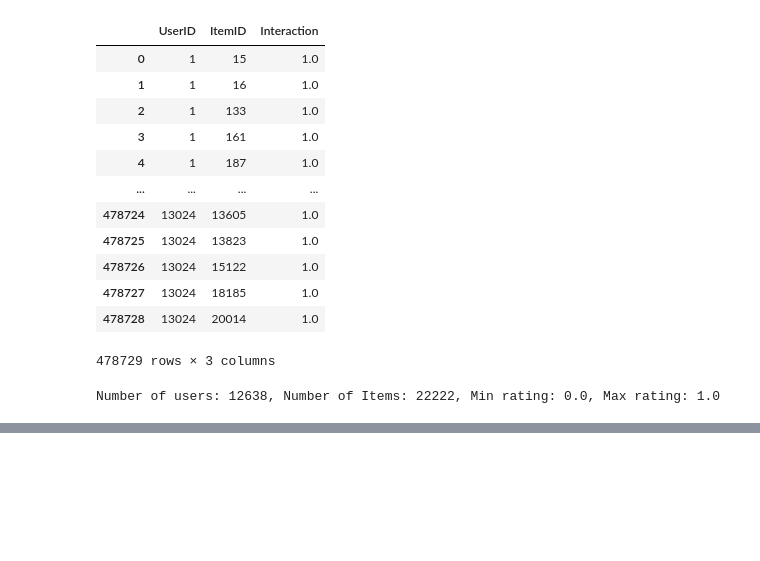
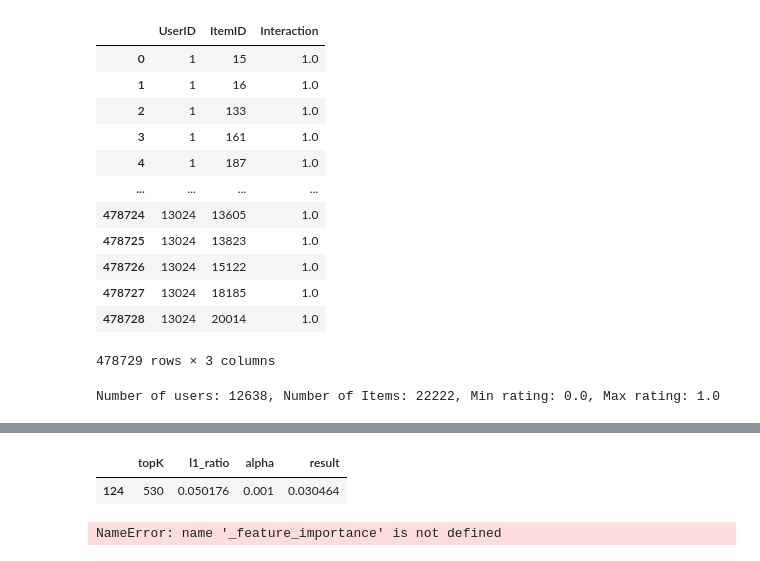
Before and after one commit to Jacopopiazza/RecSys-Challenge, a Jupyter notebook: Notebook/parallel-rp3-slimen-optimization.ipynb, the cells around one changed output, grey strips where cells are left out. Saved outputs shown, nothing was run; the diff lists cells and outputs as text; code cells hidden in the pictures; blank space fills up the shorter version.

```diff
--- a/Notebook/parallel-rp3-slimen-optimization.ipynb
+++ b/Notebook/parallel-rp3-slimen-optimization.ipynb
@@ -189,0 +282,9 @@ KeyboardInterrupt:
+# %%
+df[df["result"] == df["result"].max()]
+# %% [output]
+|  | topK | l1_ratio | alpha | result |
+| 124 | 530 | 0.050176 | 0.001 | 0.030464 |
+# %%
+_feature_importance(df.drop(columns=["beta"]))
+# %% [output]
+NameError: name '_feature_importance' is not defined
```
Also changed, not shown: parts of 14 cells of this notebook, 51 other files.
